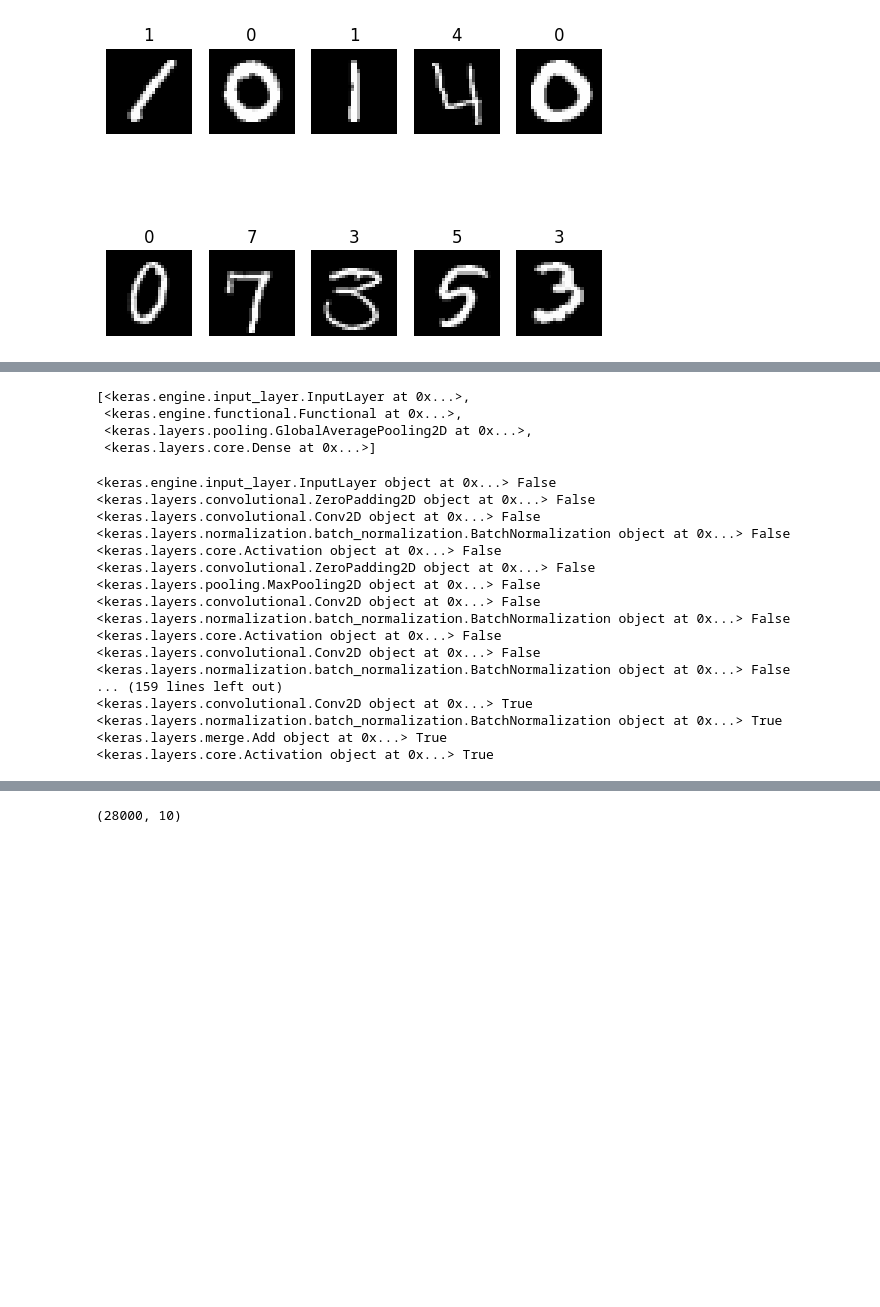
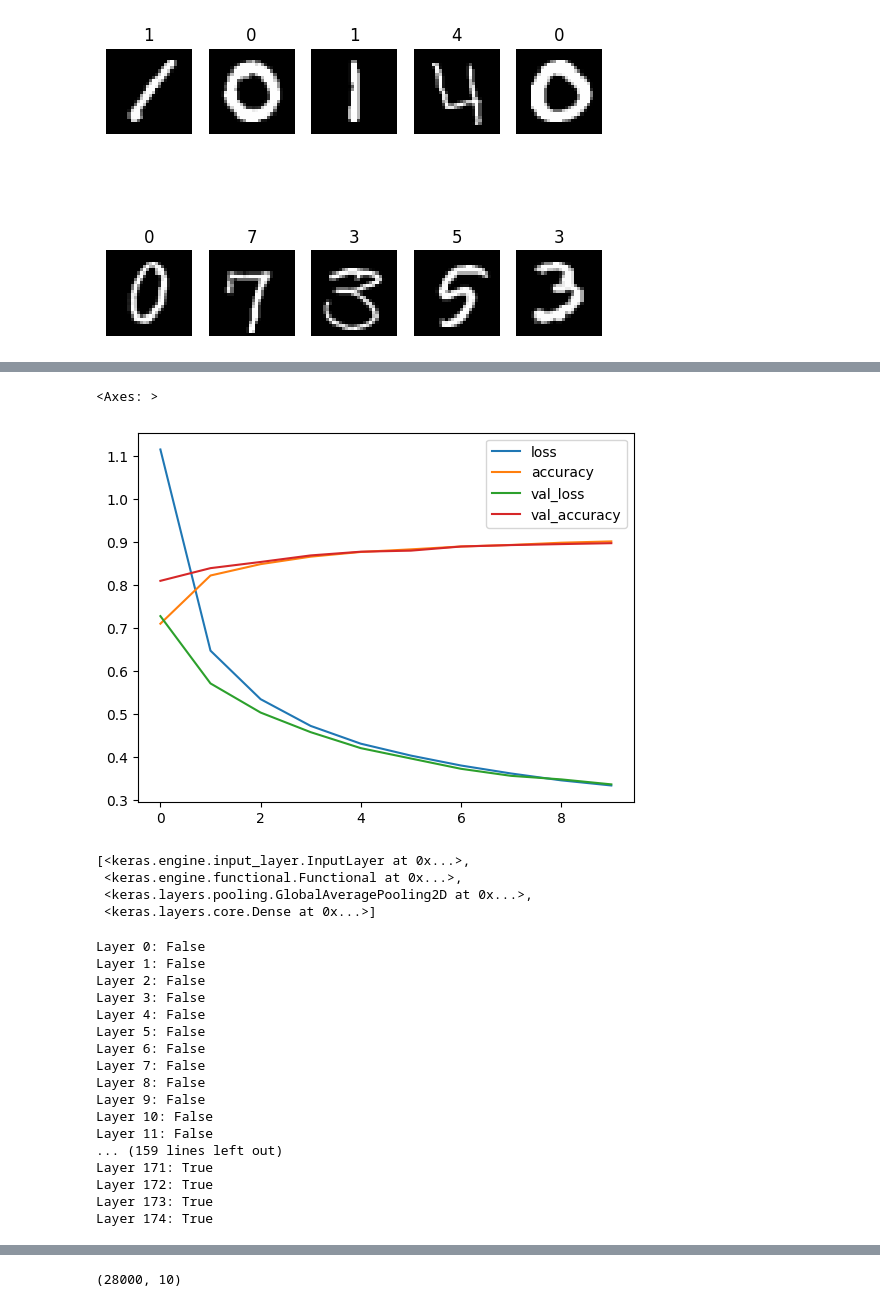
Before and after one commit to Ah-Siao/kaggle, a Jupyter notebook: digit_recognizer/resnet_transfer_learning.ipynb, the cells around one changed output, grey strips where cells are left out. Cells and saved outputs as stored; diff of their text form; code cells hidden in the pictures; blank space fills up the shorter version.

```diff
--- a/digit_recognizer/resnet_transfer_learning.ipynb
+++ b/digit_recognizer/resnet_transfer_learning.ipynb
@@ -73,7 +73,9 @@ Non-trainable params: 23,587,712
 _________________________________________________________________
 # %%
 earlystop=tf.keras.callbacks.EarlyStopping(monitor='val_loss',patience=5)
+# %%
+initial_epoch=10
 # %%
-model_0.fit(x=X_train,y=y_train,validation_data=(X_valid,y_valid),epochs=10,callbacks=[earlystop])
+history=model_0.fit(x=X_train,y=y_train,validation_data=(X_valid,y_valid),epochs=initial_epoch,callbacks=[earlystop])
 # %% [output]
 Epoch 1/10
@@ -100,3 +101,8 @@ Epoch 10/10
+# %%
+pd.DataFrame(history.history).plot()
+# %% [output]
+<Axes: >
+[figure, added]
 # %%
 # fine tuning
 model_0.layers
@@ -110,23 +116,23 @@ model_0.layers[1].trainable=False
 for layer in model_0.layers[1].layers[-10:]:
     layer.trainable=True
 # %%
-for layer in model_0.layers[1].layers:
-    print(layer, layer.trainable)
+for layer_num,layer in enumerate(model_0.layers[1].layers):
+    print(f'Layer {layer_num}: {layer.trainable}')
 # %% [output]
-<keras.engine.input_layer.InputLayer object at 0x...> False
-<keras.layers.convolutional.ZeroPadding2D object at 0x...> False
-<keras.layers.convolutional.Conv2D object at 0x...> False
-<keras.layers.normalization.batch_normalization.BatchNormalization object at 0x...> False
-<keras.layers.core.Activation object at 0x...> False
-<keras.layers.convolutional.ZeroPadding2D object at 0x...> False
-<keras.layers.pooling.MaxPooling2D object at 0x...> False
-<keras.layers.convolutional.Conv2D object at 0x...> False
-<keras.layers.normalization.batch_normalization.BatchNormalization object at 0x...> False
-<keras.layers.core.Activation object at 0x...> False
-<keras.layers.convolutional.Conv2D object at 0x...> False
-<keras.layers.normalization.batch_normalization.BatchNormalization object at 0x...> False
+Layer 0: False
+Layer 1: False
+Layer 2: False
+Layer 3: False
+Layer 4: False
+Layer 5: False
+Layer 6: False
+Layer 7: False
+Layer 8: False
+Layer 9: False
+Layer 10: False
+Layer 11: False
 ... (159 lines left out)
-<keras.layers.convolutional.Conv2D object at 0x...> True
-<keras.layers.normalization.batch_normalization.BatchNormalization object at 0x...> True
-<keras.layers.merge.Add object at 0x...> True
-<keras.layers.core.Activation object at 0x...> True
+Layer 171: True
+Layer 172: True
+Layer 173: True
+Layer 174: True
```
Also changed, not shown: parts of 9 cells of this notebook, 1 other file.
